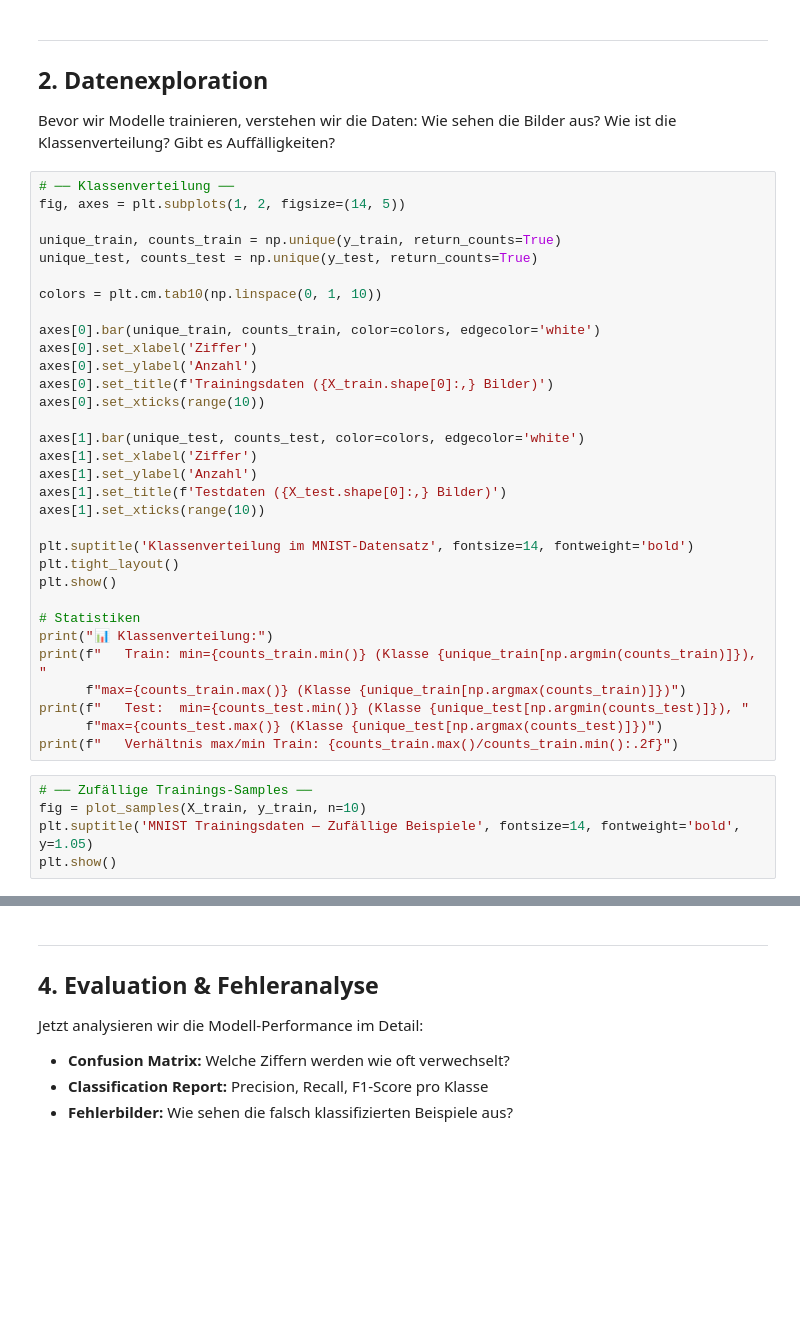
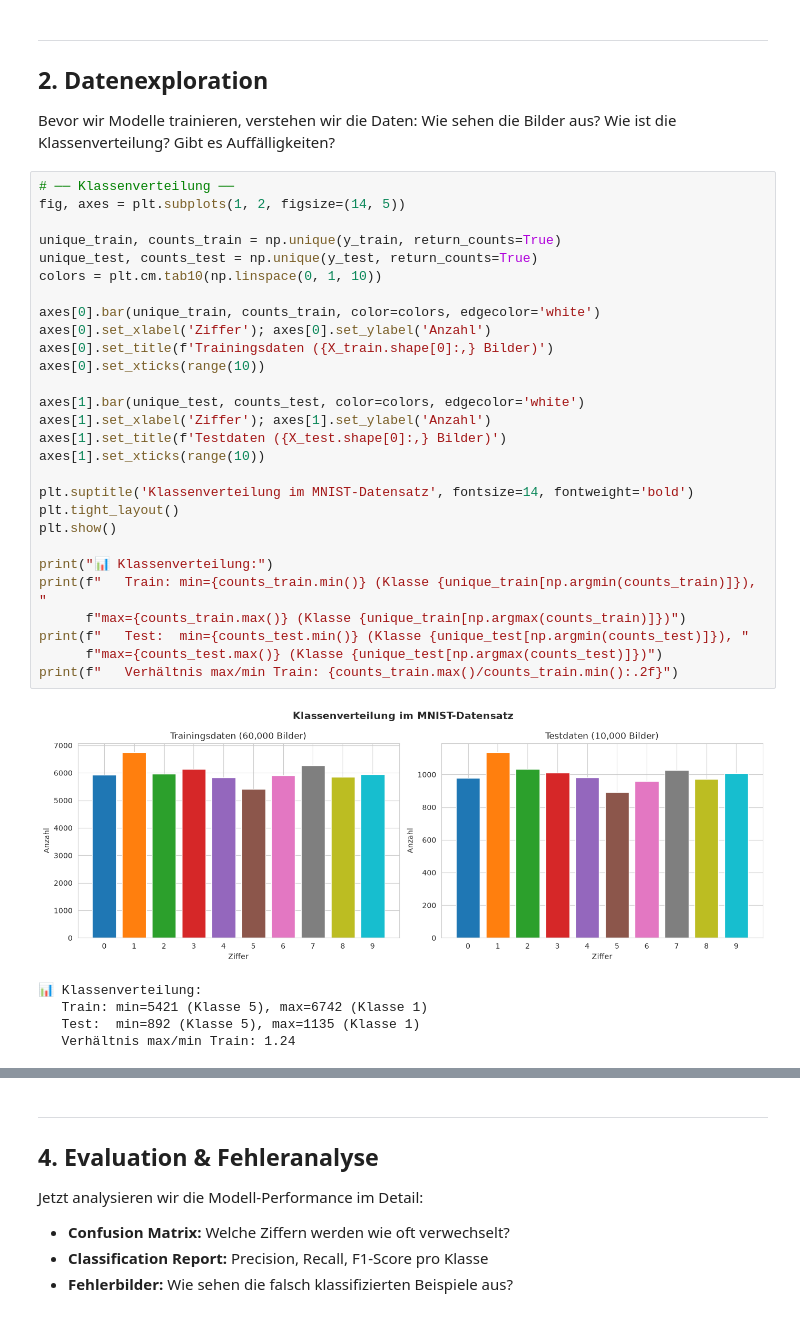
Before and after one commit to mark-baumann/handschrifterkennung-mnist, a Jupyter notebook: mnist_analyse.ipynb, the cells around one changed output, grey strips where cells are left out. Drawn from its saved outputs; the diff is of its cells as text; blank space fills up the shorter version.

```diff
--- a/mnist_analyse.ipynb
+++ b/mnist_analyse.ipynb
@@ -67,37 +150,34 @@ Bevor wir Modelle trainieren, verstehen wir die Daten: Wie sehen die Bilder aus?
 # %%
 # ── Klassenverteilung ──
 fig, axes = plt.subplots(1, 2, figsize=(14, 5))
 
 unique_train, counts_train = np.unique(y_train, return_counts=True)
 unique_test, counts_test = np.unique(y_test, return_counts=True)
-
 colors = plt.cm.tab10(np.linspace(0, 1, 10))
 
 axes[0].bar(unique_train, counts_train, color=colors, edgecolor='white')
-axes[0].set_xlabel('Ziffer')
-axes[0].set_ylabel('Anzahl')
+axes[0].set_xlabel('Ziffer'); axes[0].set_ylabel('Anzahl')
 axes[0].set_title(f'Trainingsdaten ({X_train.shape[0]:,} Bilder)')
 axes[0].set_xticks(range(10))
 
 axes[1].bar(unique_test, counts_test, color=colors, edgecolor='white')
-axes[1].set_xlabel('Ziffer')
-axes[1].set_ylabel('Anzahl')
+axes[1].set_xlabel('Ziffer'); axes[1].set_ylabel('Anzahl')
 axes[1].set_title(f'Testdaten ({X_test.shape[0]:,} Bilder)')
 axes[1].set_xticks(range(10))
 
 plt.suptitle('Klassenverteilung im MNIST-Datensatz', fontsize=14, fontweight='bold')
 plt.tight_layout()
 plt.show()
 
-# Statistiken
 print("📊 Klassenverteilung:")
 print(f"   Train: min={counts_train.min()} (Klasse {unique_train[np.argmin(counts_train)]}), "
       f"max={counts_train.max()} (Klasse {unique_train[np.argmax(counts_train)]})")
 print(f"   Test:  min={counts_test.min()} (Klasse {unique_test[np.argmin(counts_test)]}), "
       f"max={counts_test.max()} (Klasse {unique_test[np.argmax(counts_test)]})")
 print(f"   Verhältnis max/min Train: {counts_train.max()/counts_train.min():.2f}")
+# %% [output]
+[figure, added]
+📊 Klassenverteilung:
+   Train: min=5421 (Klasse 5), max=6742 (Klasse 1)
+   Test:  min=892 (Klasse 5), max=1135 (Klasse 1)
+   Verhältnis max/min Train: 1.24
-# %%
-# ── Zufällige Trainings-Samples ──
-fig = plot_samples(X_train, y_train, n=10)
-plt.suptitle('MNIST Trainingsdaten — Zufällige Beispiele', fontsize=14, fontweight='bold', y=1.05)
-plt.show()
```
Also changed, not shown: parts of 23 cells of this notebook.
